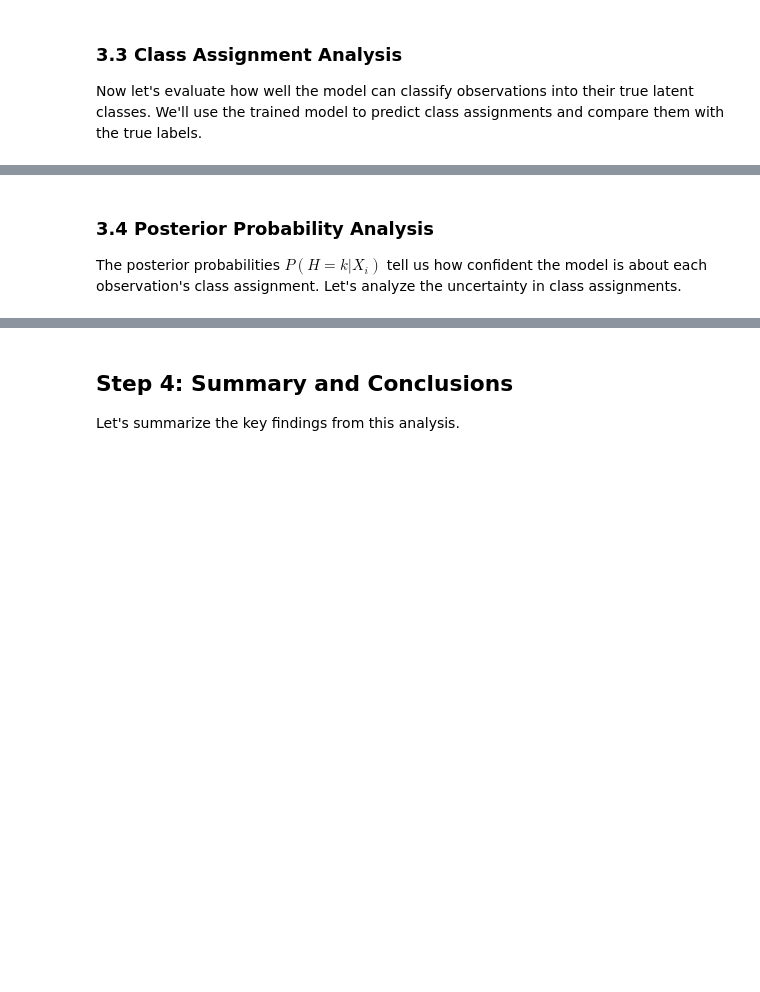
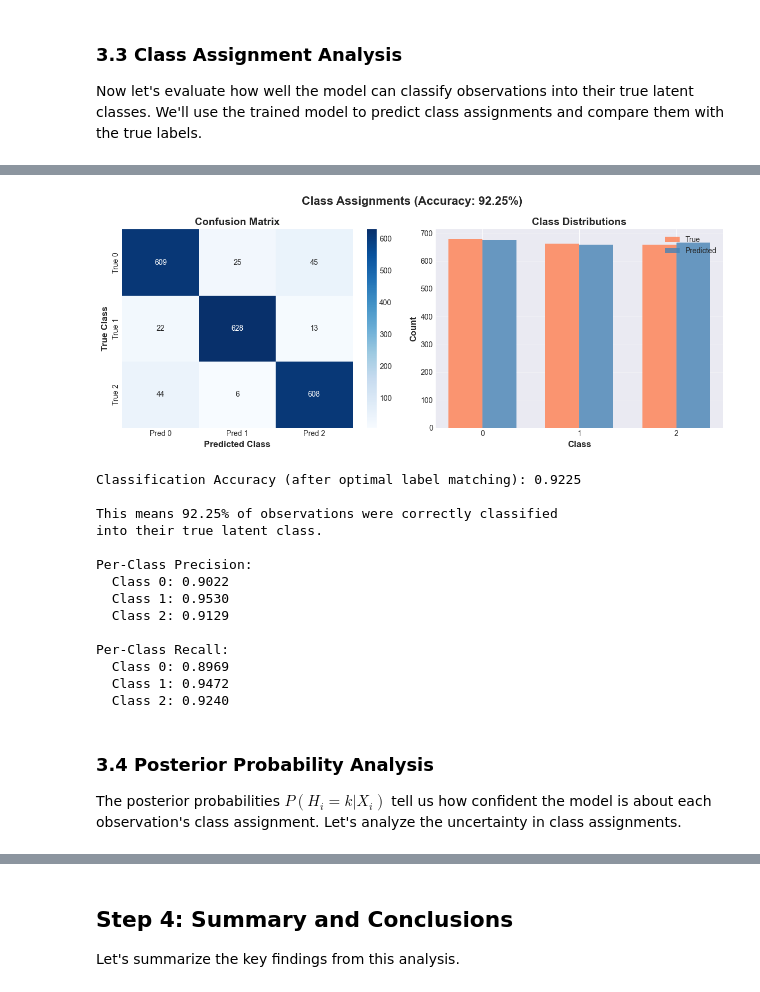
Before and after one commit to siyuat-ui/607-Final-Project, a Jupyter notebook: demo/latent_class_demo.ipynb, the cells around one changed output, grey strips where cells are left out. Drawn from its saved outputs; the diff is of its cells as text; code cells hidden in the pictures; blank space fills up the shorter version.

```diff
--- a/demo/latent_class_demo.ipynb
+++ b/demo/latent_class_demo.ipynb
@@ -347,32 +441,3 @@ if selected_K == K_true:
-# %%
-# Visualize categorical probabilities
-print("\nVisualizing categorical probabilities for the first 10 variables...\n")
-
-if selected_K == K_true:
-    # Show comparison with true values
-    fig = plot_categorical_probabilities(
-        theta=estimated_theta,
-        categories=categories,
-        true_theta=true_theta,
-        max_vars=10,
-        save_path=None
-    )
-    print("\nBlue bars show estimated probabilities, orange bars show true probabilities.")
-    print("Each subplot represents one variable, showing the probability distribution")
-    print("of categories for each latent class.")
-else:
-    # Show only estimated values
-    fig = plot_categorical_probabilities(
-        theta=estimated_theta,
-        categories=categories,
-        true_theta=None,
-        max_vars=10,
-        save_path=None
-    )
-    print("\nEach subplot shows the estimated probability distribution of categories")
-    print("for each latent class for one variable.")
-
-plt.show()
 # %% [markdown]
 ### 3.3 Class Assignment Analysis
 
@@ -401,7 +476,6 @@ if selected_K == K_true:
     fig = plot_class_assignments(
         true_labels=H,
         predicted_labels=predicted_classes,
-        K=K_true,
         save_path=None
     )
     plt.show()
@@ -419,37 +493,53 @@ if selected_K == K_true:
 
     # Remap predicted labels
     label_mapping = dict(zip(col_ind, row_ind))
     remapped_predictions = np.array([label_mapping[p] for p in predicted_classes])
 
     # Compute accuracy
     accuracy = accuracy_score(H, remapped_predictions)
 
     print(f"\nClassification Accuracy (after optimal label matching): {accuracy:.4f}")
     print(f"\nThis means {accuracy*100:.2f}% of observations were correctly classified")
     print("into their true latent class.")
 
     # Per-class metrics
     print(f"\nPer-Class Precision:")
     cm_remapped = confusion_matrix(H, remapped_predictions)
     for k in range(K_true):
         precision = cm_remapped[k, k] / cm_remapped[:, k].sum() if cm_remapped[:, k].sum() > 0 else 0
         print(f"  Class {k}: {precision:.4f}")
 
     print(f"\nPer-Class Recall:")
     for k in range(K_true):
         recall = cm_remapped[k, k] / cm_remapped[k, :].sum() if cm_remapped[k, :].sum() > 0 else 0
         print(f"  Class {k}: {recall:.4f}")
 else:
     print(f"\nCannot compute classification accuracy: K mismatch (selected={selected_K}, true={K_true})")
     print(f"\nDistribution of predicted classes:")
     for k in range(selected_K):
         count = np.sum(predicted_classes == k)
         proportion = count / n
         print(f"  Class {k}: {count} samples ({proportion:.1%})")
+# %% [output]
+[figure, added]
+Classification Accuracy (after optimal label matching): 0.9225
+
+This means 92.25% of observations were correctly classified
+into their true latent class.
+
+Per-Class Precision:
+  Class 0: 0.9022
+  Class 1: 0.9530
+  Class 2: 0.9129
+
+Per-Class Recall:
+  Class 0: 0.8969
+  Class 1: 0.9472
+  Class 2: 0.9240
 # %% [markdown]
 ### 3.4 Posterior Probability Analysis
 
-The posterior probabilities $P(H=k | X_i)$ tell us how confident the model is about each observation's class assignment. Let's analyze the uncertainty in class assignments.
+The posterior probabilities $P(H_i=k | X_i)$ tell us how confident the model is about each observation's class assignment. Let's analyze the uncertainty in class assignments.
 # %%
 # Visualize posterior probabilities
 fig = plot_posterior_uncertainty(
```
Also changed, not shown: parts of 14 cells of this notebook, 7 other files.
